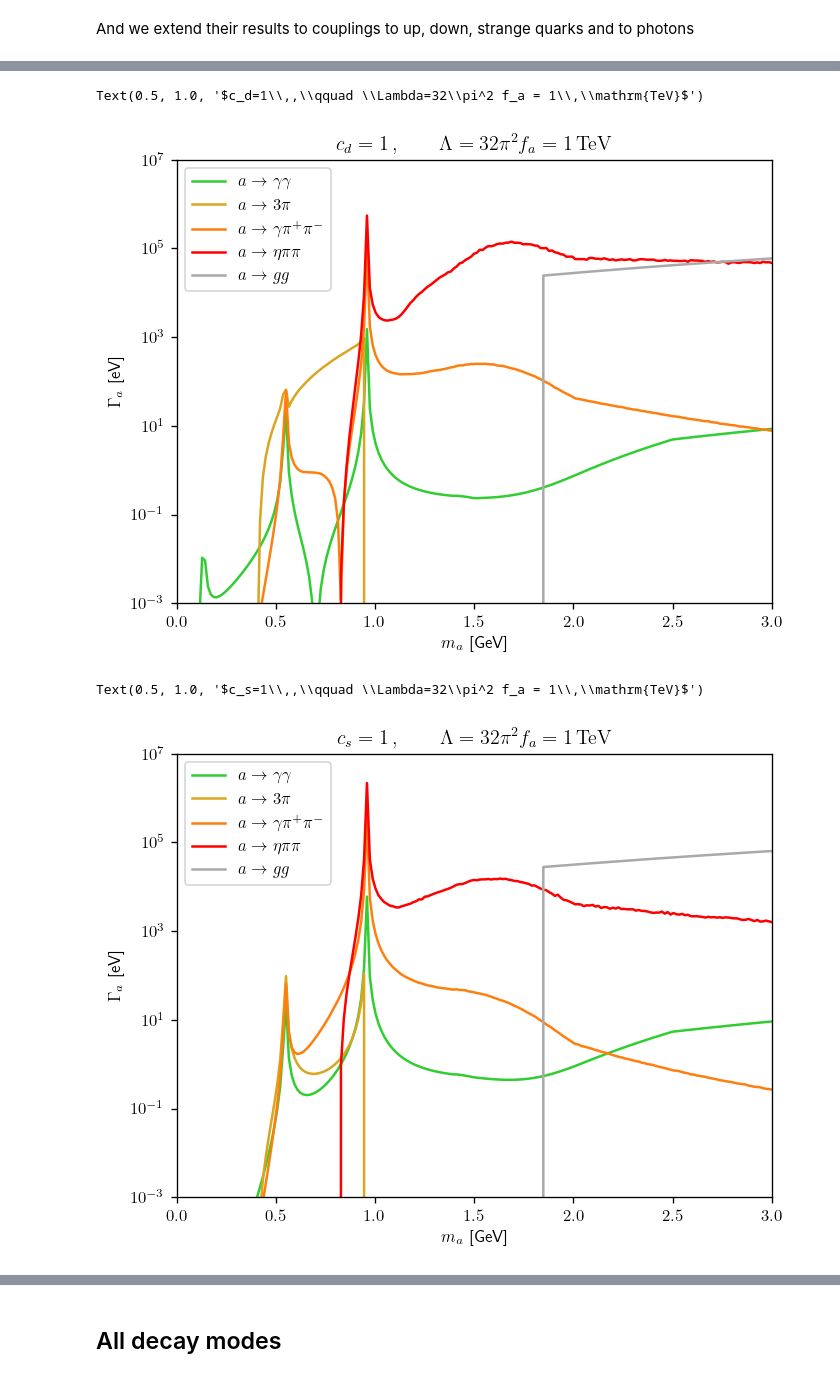
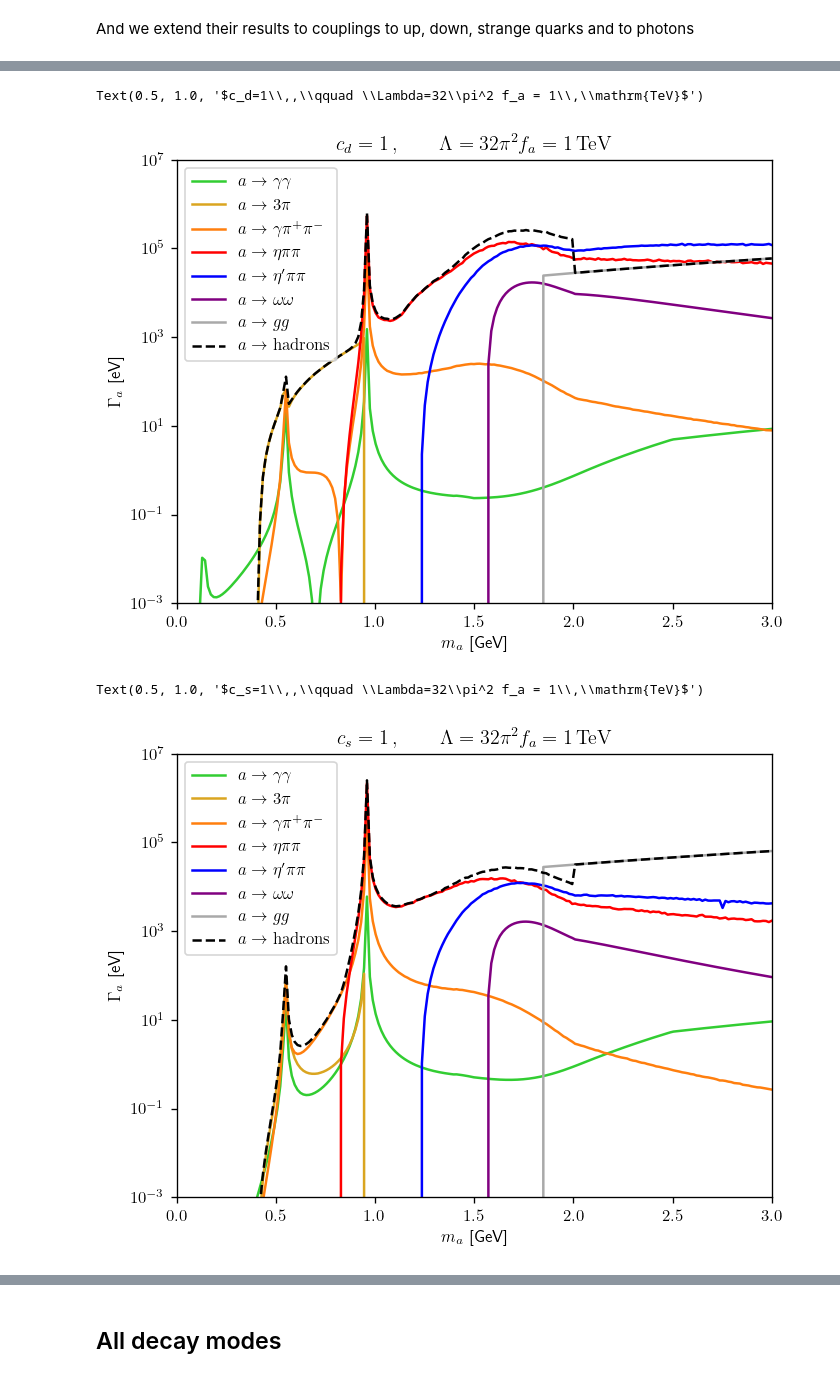
Before and after one commit to alp-aca/alp-aca, a Jupyter notebook: tutorials/03_BranchingRatios.ipynb, the cells around one changed output, grey strips where cells are left out. Cells and saved outputs as stored; diff of their text form; code cells hidden in the pictures.

```diff
--- a/tutorials/03_BranchingRatios.ipynb
+++ b/tutorials/03_BranchingRatios.ipynb
@@ -27,15 +27,17 @@ atog = np.vectorize(gaugebosons.decay_width_2gluons)
 plt.figure(dpi=120)
 coupl_cg = ALPcouplings({'cg': 1.0}, 3.0, 'VA_below')
 ma_range = np.linspace(0.1, 3, 200)
+fa = 1000/32/np.pi**2
 
 # RGE evolution is negligible
-plt.semilogy(ma_range, 1e9*atogamma(ma_range, coupl_cg, fa, integrator='no_rge'), c='limegreen', label=r'$a\to\gamma\gamma$')
-plt.semilogy(ma_range, 1e9*ato3pi(ma_range, coupl_cg, fa, integrator='no_rge'), c='goldenrod', label=r'$a\to3\pi$')
-plt.semilogy(ma_range, 1e9*atogammapipi(ma_range, coupl_cg, fa, integrator='no_rge'), c='tab:orange', label=r'$a\to\gamma\pi^+\pi^-$')
-plt.semilogy(ma_range, 1e9*atoetapi(ma_range, coupl_cg, fa, integrator='no_rge'), c='red', label=r'$a\to\eta\pi\pi$')
-plt.semilogy(ma_range, 1e9*atoetappi(ma_range, coupl_cg, fa, integrator='no_rge'), c='blue', label=r'$a\to\eta\pi\pi$')
-plt.semilogy(ma_range, 1e9*ato2w(ma_range, coupl_cg, fa), c='black', label=r'$a\to\omega\omega$')
-plt.semilogy(ma_range, 1e9*atog(ma_range, coupl_cg, fa, integrator='no_rge'), c='darkgrey', label=r'$a\to gg$')
+plt.semilogy(ma_range, 1e9*decay_width('a -> gamma gamma', ma_range, coupl_cg, fa, integrator='no_rge'), c='limegreen', label=r'$a\to\gamma\gamma$')
+plt.semilogy(ma_range, 1e9*decay_width('a -> pi pi pi', ma_range, coupl_cg, fa, integrator='no_rge'), c='goldenrod', label=r'$a\to3\pi$')
+plt.semilogy(ma_range, 1e9*decay_width('a -> gamma pi pi', ma_range, coupl_cg, fa, integrator='no_rge'), c='tab:orange', label=r'$a\to\gamma\pi^+\pi^-$')
+plt.semilogy(ma_range, 1e9*decay_width('a -> eta pi pi', ma_range, coupl_cg, fa, integrator='no_rge'), c='red', label=r'$a\to\eta\pi\pi$')
+plt.semilogy(ma_range, 1e9*decay_width('a -> eta_prime pi pi', ma_range, coupl_cg, fa, integrator='no_rge'), c='blue', label=r"$a\to\eta'\pi\pi$")
+plt.semilogy(ma_range, 1e9*decay_width('a -> omega omega', ma_range, coupl_cg, fa), c='purple', label=r'$a\to\omega\omega$')
+plt.semilogy(ma_range, 1e9*decay_width('a -> g g', ma_range, coupl_cg, fa, integrator='no_rge'), c='darkgrey', label=r'$a\to gg$')
+plt.semilogy(ma_range, 1e9*decay_width('a -> hadrons', ma_range, coupl_cg, fa, integrator='no_rge'), c='black', ls='dashed', label=r'$a\to \mathrm{hadrons}$')
 plt.ylim(1e-3, 1e7)
 plt.xlim(0, 3)
 plt.xlabel(r'$m_a$ [GeV]')
@@ -71,11 +76,14 @@ plt.figure(dpi=120)
 coupl_cd = ALPcouplings({'cdA': np.diag([1, 0, 0])}, 3.0, 'VA_below')
 ma_range = np.linspace(0.1, 3, 200)
 
-plt.semilogy(ma_range, 1e9*atogamma(ma_range, coupl_cd, fa, integrator='no_rge'), c='limegreen', label=r'$a\to\gamma\gamma$')
-plt.semilogy(ma_range, 1e9*ato3pi(ma_range, coupl_cd, fa, integrator='no_rge'), c='goldenrod', label=r'$a\to3\pi$')
-plt.semilogy(ma_range, 1e9*atogammapipi(ma_range, coupl_cd, fa, integrator='no_rge'), c='tab:orange', label=r'$a\to\gamma\pi^+\pi^-$')
-plt.semilogy(ma_range, 1e9*atoetapi(ma_range, coupl_cd, fa, integrator='no_rge'), c='red', label=r'$a\to\eta\pi\pi$')
-plt.semilogy(ma_range, 1e9*atog(ma_range, coupl_cd, fa, integrator='no_rge'), c='darkgrey', label=r'$a\to gg$')
+plt.semilogy(ma_range, 1e9*decay_width('a -> gamma gamma', ma_range, coupl_cd, fa, integrator='no_rge'), c='limegreen', label=r'$a\to\gamma\gamma$')
+plt.semilogy(ma_range, 1e9*decay_width('a -> pi pi pi', ma_range, coupl_cd, fa, integrator='no_rge'), c='goldenrod', label=r'$a\to3\pi$')
+plt.semilogy(ma_range, 1e9*decay_width('a -> gamma pi pi', ma_range, coupl_cd, fa, integrator='no_rge'), c='tab:orange', label=r'$a\to\gamma\pi^+\pi^-$')
+plt.semilogy(ma_range, 1e9*decay_width('a -> eta pi pi', ma_range, coupl_cd, fa, integrator='no_rge'), c='red', label=r'$a\to\eta\pi\pi$')
+plt.semilogy(ma_range, 1e9*decay_width('a -> eta_prime pi pi', ma_range, coupl_cd, fa, integrator='no_rge'), c='blue', label=r"$a\to\eta'\pi\pi$")
+plt.semilogy(ma_range, 1e9*decay_width('a -> omega omega', ma_range, coupl_cd, fa), c='purple', label=r'$a\to\omega\omega$')
+plt.semilogy(ma_range, 1e9*decay_width('a -> g g', ma_range, coupl_cd, fa, integrator='no_rge'), c='darkgrey', label=r'$a\to gg$')
+plt.semilogy(ma_range, 1e9*decay_width('a -> hadrons', ma_range, coupl_cd, fa, integrator='no_rge'), c='black', ls='dashed', label=r'$a\to \mathrm{hadrons}$')
 plt.ylim(1e-3, 1e7)
 plt.xlim(0, 3)
 plt.xlabel(r'$m_a$ [GeV]')
@@ -84,26 +92,29 @@ plt.legend()
 plt.title(r'$c_d=1\,,\qquad \Lambda=32\pi^2 f_a = 1\,\mathrm{TeV}$')
 # %% [output]
 Text(0.5, 1.0, '$c_d=1\\,,\\qquad \\Lambda=32\\pi^2 f_a = 1\\,\\mathrm{TeV}$')
-[figure, old version]
+[figure, new version]
 # %%
 plt.figure(dpi=120)
 coupl_cs = ALPcouplings({'cdA': np.diag([0, 1, 0])}, 3.0, 'VA_below')
 ma_range = np.linspace(0.1, 3, 200)
 
-plt.semilogy(ma_range, 1e9*atogamma(ma_range, coupl_cs, fa, integrator='no_rge'), c='limegreen', label=r'$a\to\gamma\gamma$')
-plt.semilogy(ma_range, 1e9*ato3pi(ma_range, coupl_cs, fa, integrator='no_rge'), c='goldenrod', label=r'$a\to3\pi$')
-plt.semilogy(ma_range, 1e9*atogammapipi(ma_range, coupl_cs, fa, integrator='no_rge'), c='tab:orange', label=r'$a\to\gamma\pi^+\pi^-$')
-plt.semilogy(ma_range, 1e9*atoetapi(ma_range, coupl_cs, fa, integrator='no_rge'), c='red', label=r'$a\to\eta\pi\pi$')
-plt.semilogy(ma_range, 1e9*atog(ma_range, coupl_cs, fa, integrator='no_rge'), c='darkgrey', label=r'$a\to gg$')
+plt.semilogy(ma_range, 1e9*decay_width('a -> gamma gamma', ma_range, coupl_cs, fa, integrator='no_rge'), c='limegreen', label=r'$a\to\gamma\gamma$')
+plt.semilogy(ma_range, 1e9*decay_width('a -> pi pi pi', ma_range, coupl_cs, fa, integrator='no_rge'), c='goldenrod', label=r'$a\to3\pi$')
+plt.semilogy(ma_range, 1e9*decay_width('a -> gamma pi pi', ma_range, coupl_cs, fa, integrator='no_rge'), c='tab:orange', label=r'$a\to\gamma\pi^+\pi^-$')
+plt.semilogy(ma_range, 1e9*decay_width('a -> eta pi pi', ma_range, coupl_cs, fa, integrator='no_rge'), c='red', label=r'$a\to\eta\pi\pi$')
+plt.semilogy(ma_range, 1e9*decay_width('a -> eta_prime pi pi', ma_range, coupl_cs, fa, integrator='no_rge'), c='blue', label=r"$a\to\eta'\pi\pi$")
+plt.semilogy(ma_range, 1e9*decay_width('a -> omega omega', ma_range, coupl_cs, fa), c='purple', label=r'$a\to\omega\omega$')
+plt.semilogy(ma_range, 1e9*decay_width('a -> g g', ma_range, coupl_cs, fa, integrator='no_rge'), c='darkgrey', label=r'$a\to gg$')
+plt.semilogy(ma_range, 1e9*decay_width('a -> hadrons', ma_range, coupl_cs, fa, integrator='no_rge'), c='black', ls='dashed', label=r'$a\to \mathrm{hadrons}$')
 plt.ylim(1e-3, 1e7)
 plt.xlim(0, 3)
 plt.xlabel(r'$m_a$ [GeV]')
 plt.ylabel(r'$\Gamma_a$ [eV]')
 plt.legend()
 plt.title(r'$c_s=1\,,\qquad \Lambda=32\pi^2 f_a = 1\,\mathrm{TeV}$')
 # %% [output]
 Text(0.5, 1.0, '$c_s=1\\,,\\qquad \\Lambda=32\\pi^2 f_a = 1\\,\\mathrm{TeV}$')
-[figure, old version]
+[figure, new version]
 # %%
 plt.figure(dpi=120)
 coupl_cgamma = ALPcouplings({'cgamma': 1.0}, 3.0, 'VA_below')
```
Also changed, not shown: parts of 6 cells of this notebook, 1 other file.
